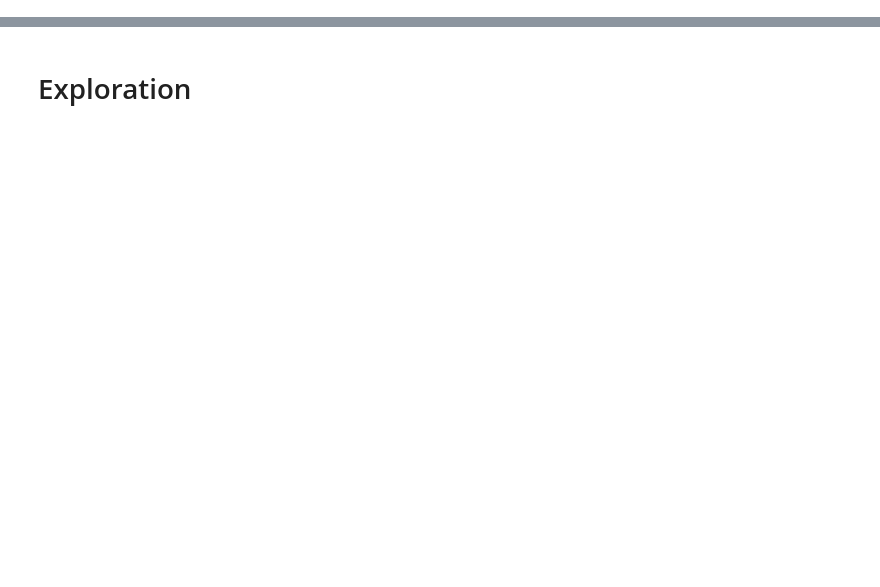
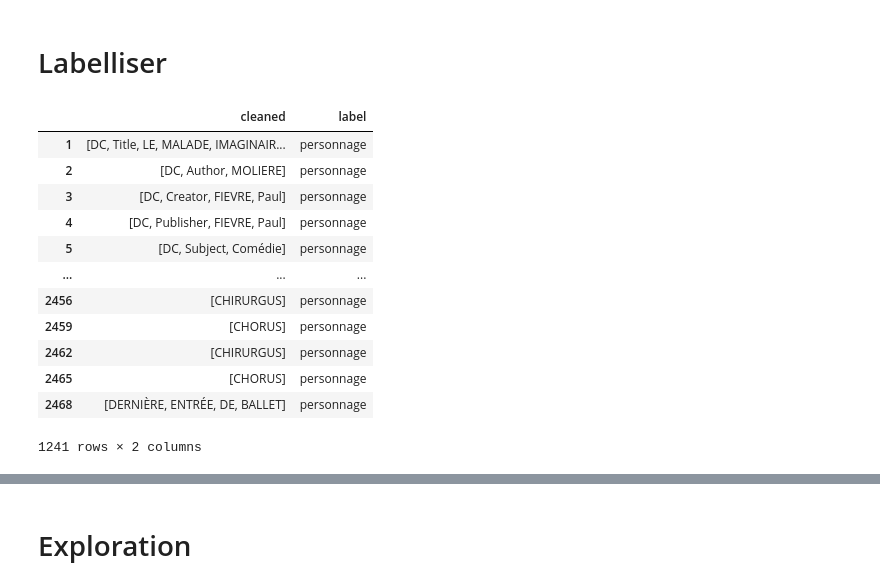
Before and after one commit to Antoine1608/TH-NL-P1-Decoupage_des_roles_d_une_piece_de_theatre, a Jupyter notebook: compte_mots.ipynb, the cells around one changed output, grey strips where cells are left out. Drawn from its saved outputs; the diff is of its cells as text; code cells hidden in the pictures; blank space fills up the shorter version.

```diff
--- a/compte_mots.ipynb
+++ b/compte_mots.ipynb
@@ -18,0 +83,35 @@ lstage = ['ACTE', 'Scène', 'prologue', 'INTERMÈDE']
+# %%
+# Rassembler les lignes dans une colonne "cleaned"
+from functools import reduce
+col = []
+for i in range(0, len(df_tot)):
+    col.append(reduce(lambda x,y : x+y if (type(x) == list and type(y) == list) else x, df_tot[i:i+1].values.tolist()[0]))
+df_tot["cleaned"] = col
+# %% [markdown]
+# Labelliser
+# %%
+# note
+def note(x):
+    if 'note' in x:
+        return 'note'
+    else:
+        pass
+
+# personnage
+def personnage(x):
+    try:
+        if x[0].isupper():
+            return 'personnage'
+    except:
+        pass
+
+# structure
+def structure(x):
+    if  ('acte' or 'scène') in x:
+        return 'structure'
+    else:
+        pass
+
+#df_tot['label'] = df_tot['cleaned'].map(lambda x: note(x))
+df_tot['label'] = df_tot['cleaned'].map(lambda x: personnage(x))
+#df_tot['label'] = df_tot['cleaned'].map(lambda x: structure(x))
@@ -18,0 +124,16 @@ lstage = ['ACTE', 'Scène', 'prologue', 'INTERMÈDE']
+# %%
+df_tot[df_tot['label']=='personnage']
+# %% [output]
+|  | cleaned | label |
+| 1 | [DC, Title, LE, MALADE, IMAGINAIR... | personnage |
+| 2 | [DC, Author, MOLIERE] | personnage |
+| 3 | [DC, Creator, FIEVRE, Paul] | personnage |
+| 4 | [DC, Publisher, FIEVRE, Paul] | personnage |
+| 5 | [DC, Subject, Comédie] | personnage |
+| ... | ... | ... |
+| 2456 | [CHIRURGUS] | personnage |
+| 2459 | [CHORUS] | personnage |
+| 2462 | [CHIRURGUS] | personnage |
+| 2465 | [CHORUS] | personnage |
+| 2468 | [DERNIÈRE, ENTRÉE, DE, BALLET] | personnage |
+1241 rows × 2 columns
```
Also changed, not shown: parts of 72 cells of this notebook, 2 other files.
